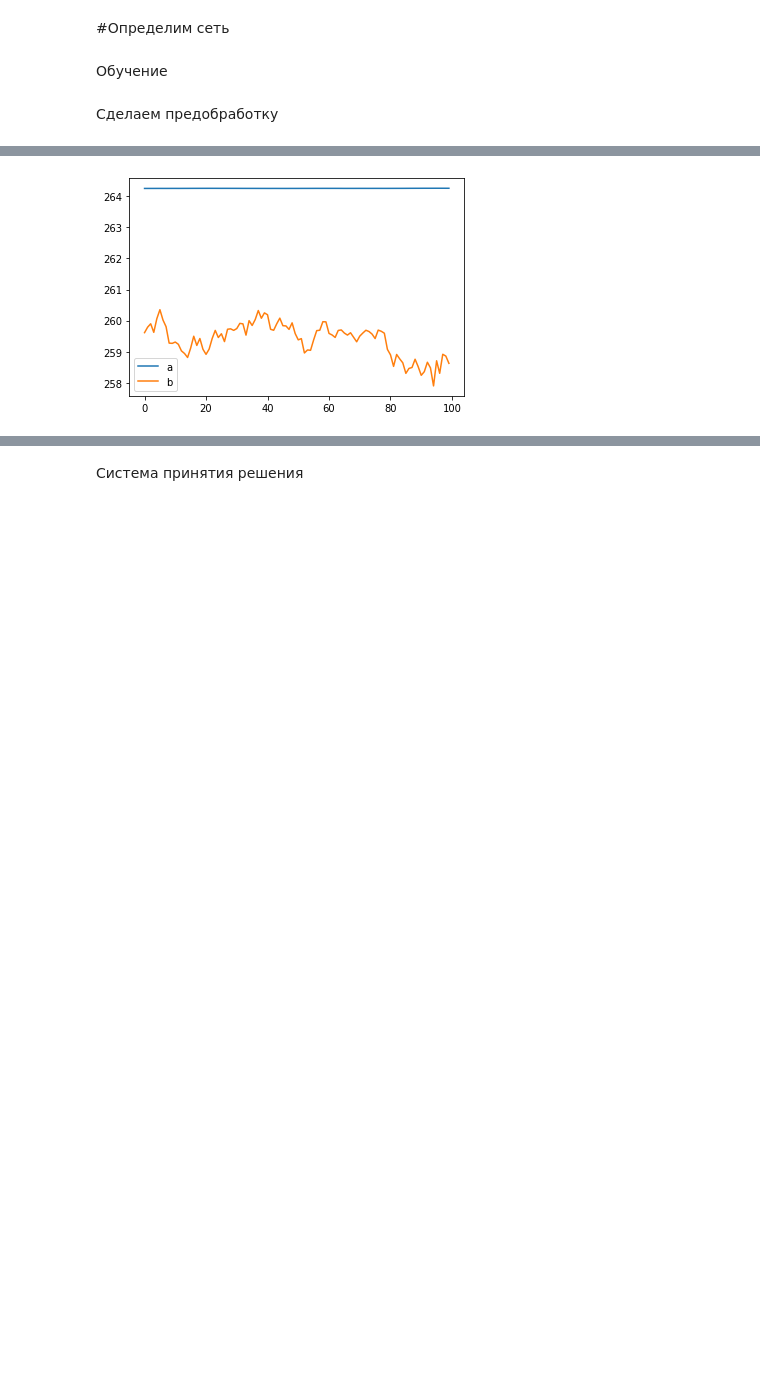
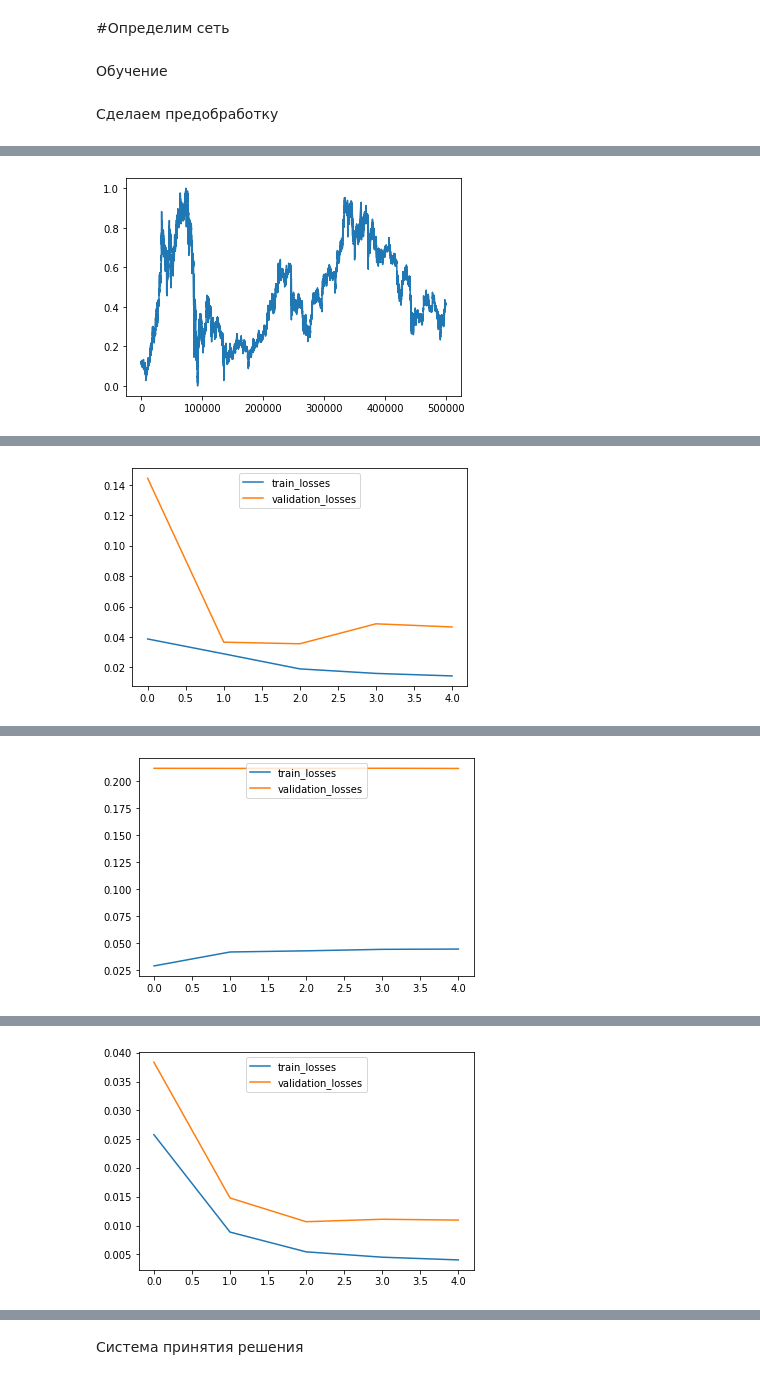
Before and after one commit to PeterLarochkin/discrete_structures, a Jupyter notebook: HM1/HM1.ipynb, the cells around one changed output, grey strips where cells are left out. Drawn from its saved outputs; the diff is of its cells as text; code cells hidden in the pictures; blank space fills up the shorter version.

Commit message:
add new models

```diff
--- a/HM1/HM1.ipynb
+++ b/HM1/HM1.ipynb
@@ -311,14 +186,0 @@ plt.show()
-# %%
-model3 = Perceptron1()
-device = torch.device('cpu')
-batch_size= 800
-n_epochs= 20
-optimizer = torch.optim.Adam(model3.parameters(), lr=0.0001)
-loss_function = torch.nn.L1Loss()
-done_model3, train_loss3, val_loss3 = totrain(model3, n_epochs, device, x_train, y_train, x_validatation, y_validatation, batch_size, loss_function, optimizer)
-plt.plot(range(len(train_loss3)),train_loss3)
-plt.legend("train_loss")
-plt.show()
-plt.plot(range(len(val_loss3)),val_loss3)
-plt.legend("val_loss")
-plt.show()
@@ -348,14 +187,30 @@ Epoch 20 Train loss: 0.0076286. Validation loss: 0.0313943. Elapsed time: 0.52s.
-# %%
-done_model3.eval()
-future = 100
-a = list(map(lambda x: done_model3(torch.reshape(x, (1, 10))).item(), x_validatation))
-
-a = scaled(a, series_min, series_max)
-b = list(map(lambda x: x.item(), y_validatation))
-b = scaled(b, series_min, series_max)
-plt.plot(range(len(a[:future])),a[:future], label="a")
-plt.plot(range(len(b[:future])), b[:future], label="b")
-plt.legend()
-plt.show()
-# %% [output]
-[figure, removed]
+# %%
+from sklearn.preprocessing import MinMaxScaler
+time_series = list(map(float, eval(open('task1.txt', 'r').read())))
+scaler = MinMaxScaler()
+data = [(i, item) for i, item in enumerate(time_series)]
+scaler.fit(data)
+std_time_series = [ item for _, item in scaler.transform(data)]
+plt.plot(std_time_series)
+plt.show()
+
+train = std_time_series[:int(len(std_time_series) * 0.8)]
+valid = std_time_series[int(len(std_time_series) * 0.8): int(len(std_time_series) * 0.99)]
+x_train = torch.from_numpy(np.array([train[i:i+10] for i in range(len(train) - 10)])).float()
+x_validatation = torch.from_numpy(np.array([valid[i:i+10] for i in range(len(valid) - 10)])).float()
+y_train = torch.FloatTensor(train[10:])
+y_validatation = torch.FloatTensor(valid[10:])
+models = [Perceptron1(), Perceptron2(), LSTM(10,10,1), LSTM1(10,10,1), LSTM2(10,10,1)]
+done_models = []
+for model in models:
+    # model = LSTM(10,10,1)
+    device = torch.device('cpu')
+    batch_size= 100
+    n_epochs= 5
+    optimizer = torch.optim.Adam(model.parameters(), lr=0.0001)
+    loss_function = torch.nn.L1Loss()
+    done_model1, train_loss1, val_loss1 = to_train(model, n_epochs, device, x_train, y_train, x_validatation, y_validatation, batch_size, loss_function, optimizer)
+    done_model1.eval()
+    done_models.append(done_model1)
+# %% [output]
+[figure, added]
@@ -361,0 +222 @@ plt.show()
+[figure, added]
@@ -361,0 +228 @@ plt.show()
+[figure, added]
@@ -361,0 +234 @@ plt.show()
+[figure, added]
```
Also changed, not shown: parts of 17 cells of this notebook.
